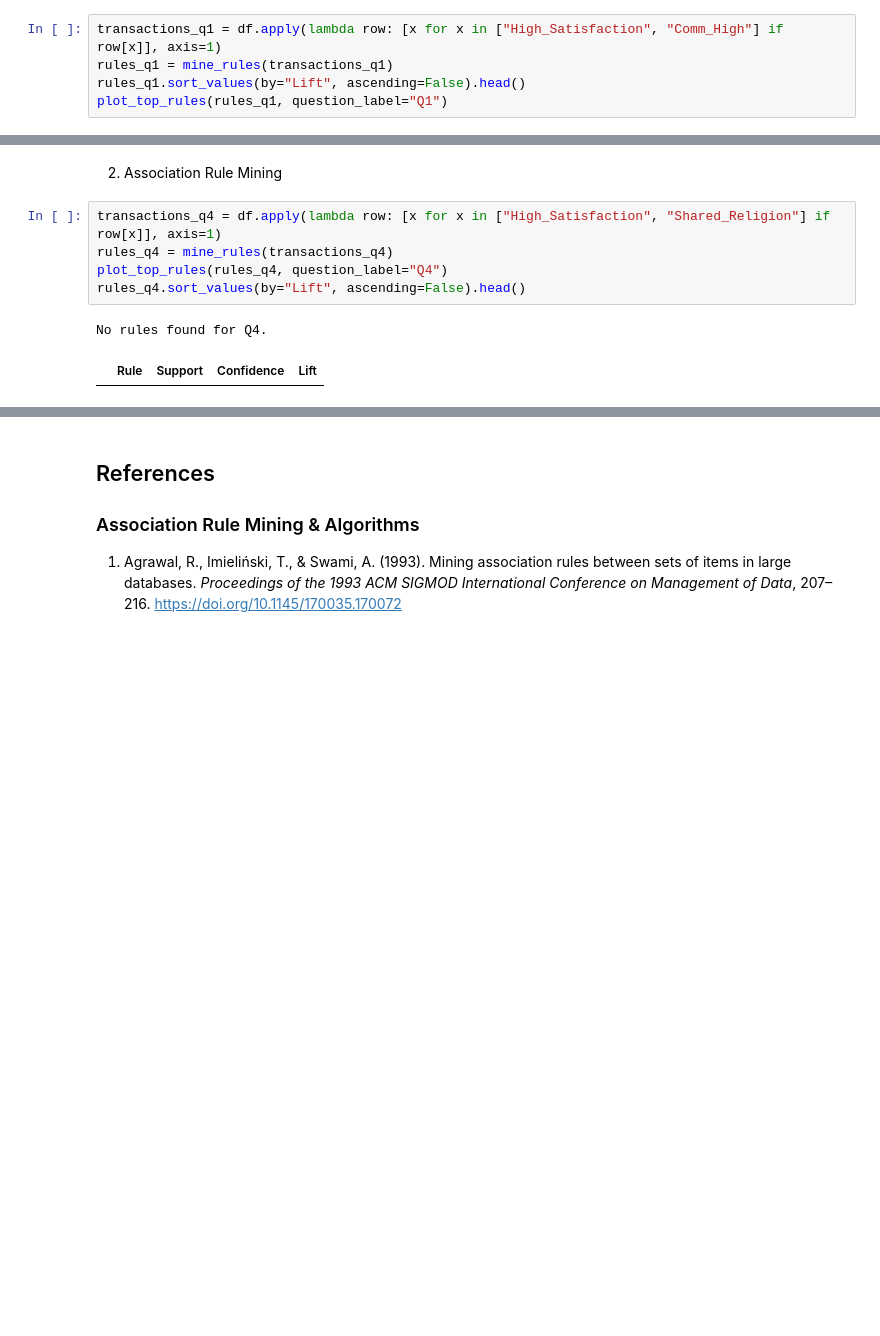
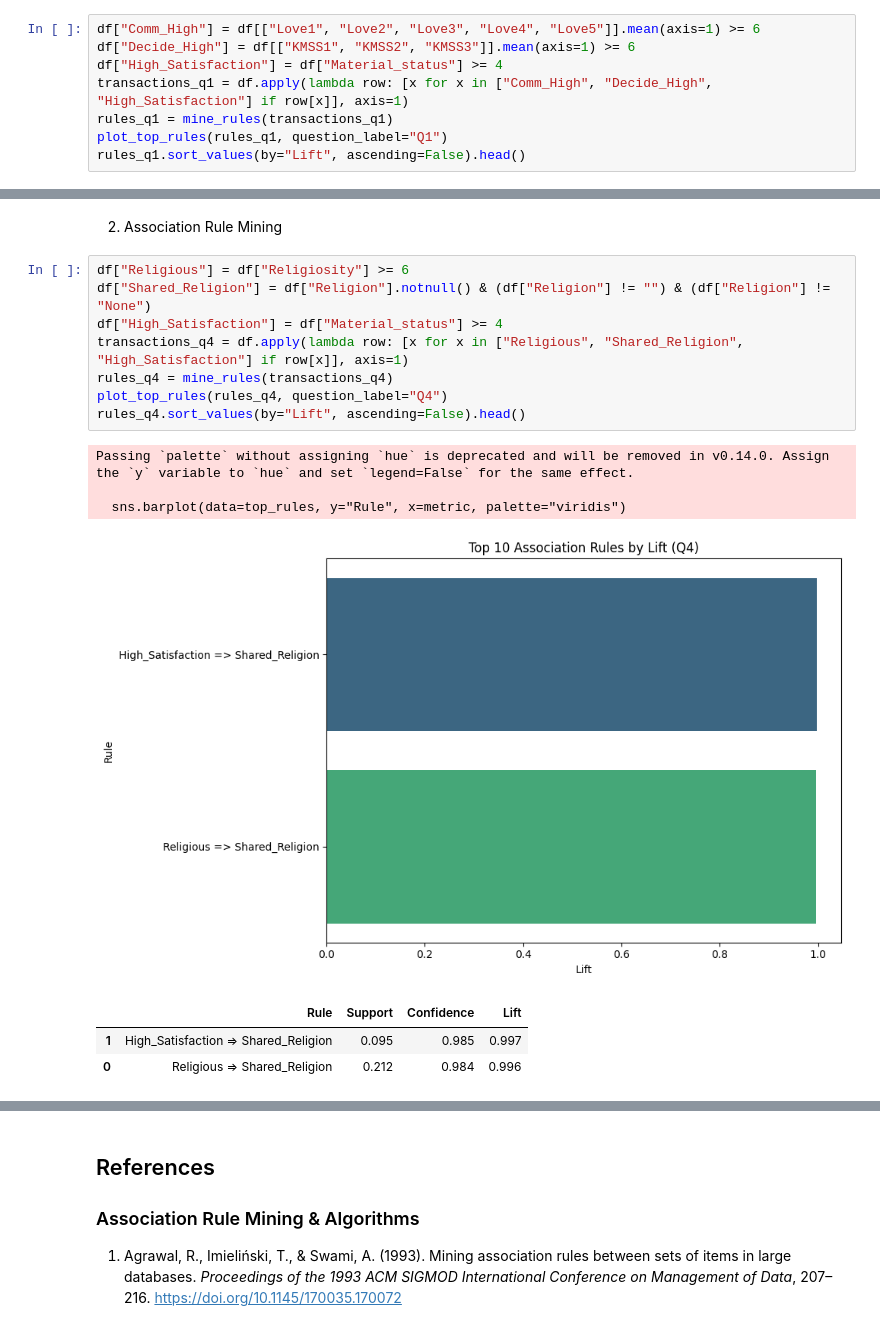
Before and after one commit to JiaJun0207/DataMiningAssignment, a Jupyter notebook: TT2L_G1.ipynb, the cells around one changed output, grey strips where cells are left out. Saved outputs shown, nothing was run; the diff lists cells and outputs as text; blank space fills up the shorter version.

```diff
--- a/TT2L_G1.ipynb
+++ b/TT2L_G1.ipynb
@@ -180,8 +182,11 @@ plt.show()
 # %% [markdown]
 2. Association Rule Mining
 # %%
-transactions_q1 = df.apply(lambda row: [x for x in ["High_Satisfaction", "Comm_High"] if row[x]], axis=1)
+df["Comm_High"] = df[["Love1", "Love2", "Love3", "Love4", "Love5"]].mean(axis=1) >= 6
+df["Decide_High"] = df[["KMSS1", "KMSS2", "KMSS3"]].mean(axis=1) >= 6
+df["High_Satisfaction"] = df["Material_status"] >= 4
+transactions_q1 = df.apply(lambda row: [x for x in ["Comm_High", "Decide_High", "High_Satisfaction"] if row[x]], axis=1)
 rules_q1 = mine_rules(transactions_q1)
+plot_top_rules(rules_q1, question_label="Q1")
 rules_q1.sort_values(by="Lift", ascending=False).head()
-plot_top_rules(rules_q1, question_label="Q1")
 # %% [output]
@@ -291,12 +319,20 @@ plt.show()
 # %% [markdown]
 2. Association Rule Mining
 # %%
-transactions_q4 = df.apply(lambda row: [x for x in ["High_Satisfaction", "Shared_Religion"] if row[x]], axis=1)
+df["Religious"] = df["Religiosity"] >= 6
+df["Shared_Religion"] = df["Religion"].notnull() & (df["Religion"] != "") & (df["Religion"] != "None")
+df["High_Satisfaction"] = df["Material_status"] >= 4
+transactions_q4 = df.apply(lambda row: [x for x in ["Religious", "Shared_Religion", "High_Satisfaction"] if row[x]], axis=1)
 rules_q4 = mine_rules(transactions_q4)
 plot_top_rules(rules_q4, question_label="Q4")
 rules_q4.sort_values(by="Lift", ascending=False).head()
 # %% [output]
-No rules found for Q4.
+Passing `palette` without assigning `hue` is deprecated and will be removed in v0.14.0. Assign the `y` variable to `hue` and set `legend=False` for the same effect.
+
+  sns.barplot(data=top_rules, y="Rule", x=metric, palette="viridis")
+[figure, added]
 |  | Rule | Support | Confidence | Lift |
+| 1 | High_Satisfaction => Shared_Religion | 0.095 | 0.985 | 0.997 |
+| 0 | Religious => Shared_Religion | 0.212 | 0.984 | 0.996 |
 # %% [markdown]
 ### Knowledge Evaluation – Q4
```
Also changed, not shown: parts of 6 cells of this notebook.
